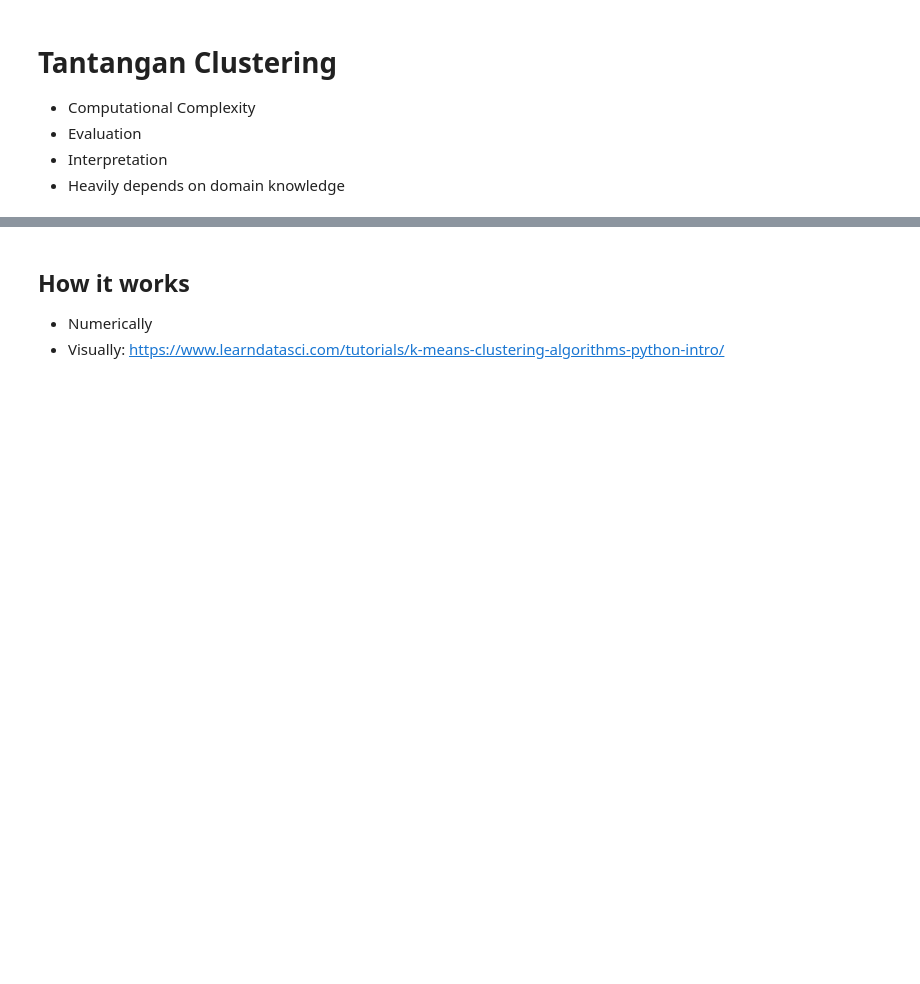
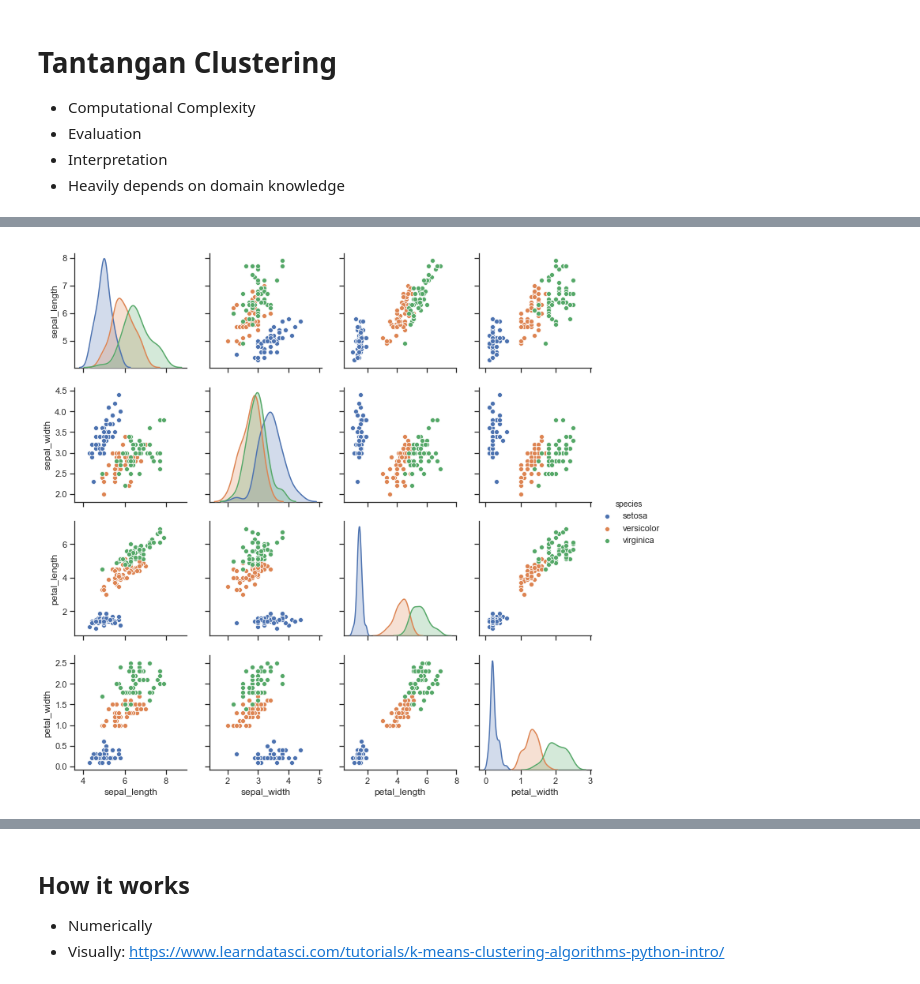
Before and after one commit to yulitasalim/UMI, a Jupyter notebook: UMI_05_Pendahuluan Machine Learning 1.ipynb, the cells around one changed output, grey strips where cells are left out. Cells and saved outputs as stored; diff of their text form; code cells hidden in the pictures; blank space fills up the shorter version.

```diff
--- a/UMI_05_Pendahuluan Machine Learning 1.ipynb
+++ b/UMI_05_Pendahuluan Machine Learning 1.ipynb
@@ -127,0 +110,5 @@ print(X)
+# %%
+iris = sns.load_dataset("iris")
+g = sns.pairplot(iris, hue="species")
+# %% [output]
+[figure, added]
```
Also changed, not shown: parts of 72 cells of this notebook.
